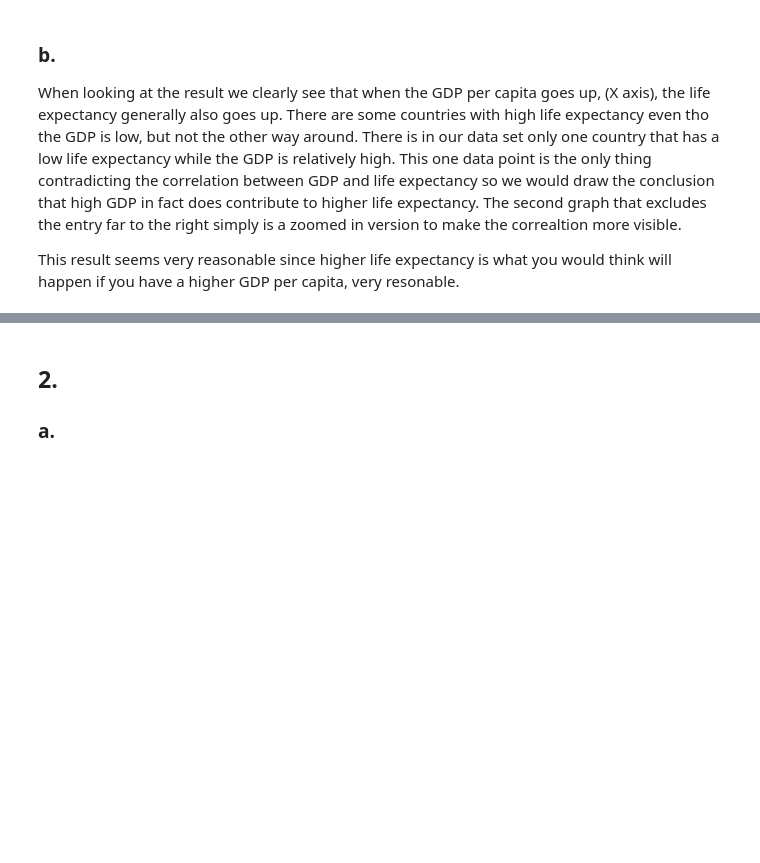
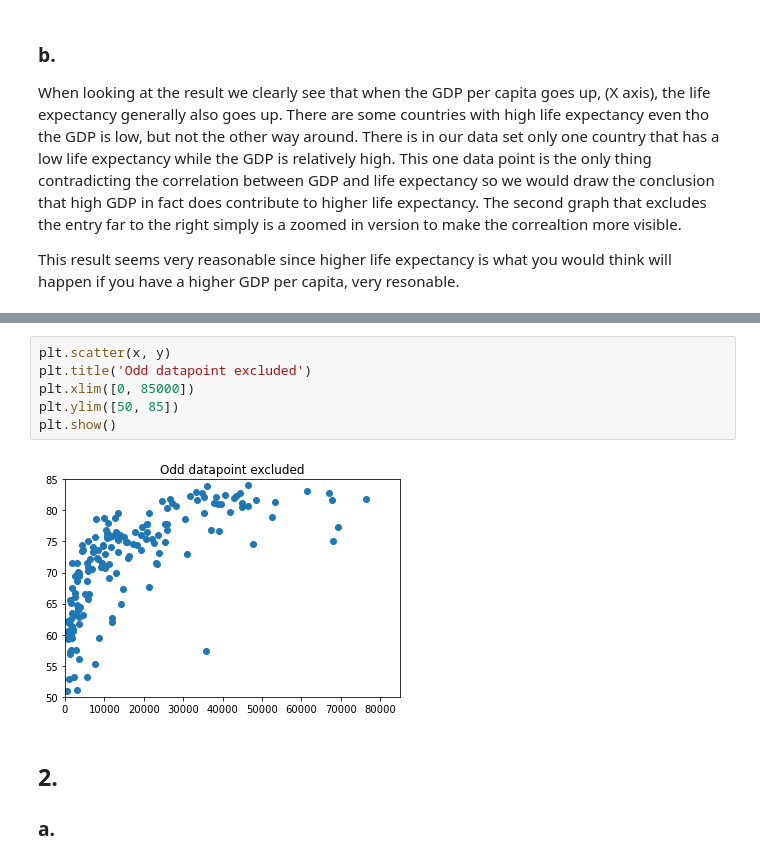
Before and after one commit to Peptski/Data-Science-and-AI, a Jupyter notebook: Assignment1/notebook/Assignment1.ipynb, the cells around one changed output, grey strips where cells are left out. Drawn from its saved outputs; the diff is of its cells as text; blank space fills up the shorter version.

```diff
--- a/Assignment1/notebook/Assignment1.ipynb
+++ b/Assignment1/notebook/Assignment1.ipynb
@@ -101,3 +152,11 @@ TODO
+# %%
+plt.scatter(x, y)
+plt.title('Odd datapoint excluded')
+plt.xlim([0, 85000])
+plt.ylim([50, 85])
+plt.show()
+# %% [output]
+[figure, added]
 # %% [markdown]
 ## 2.
 
```
Also changed, not shown: parts of 12 cells of this notebook, 3 other files.
